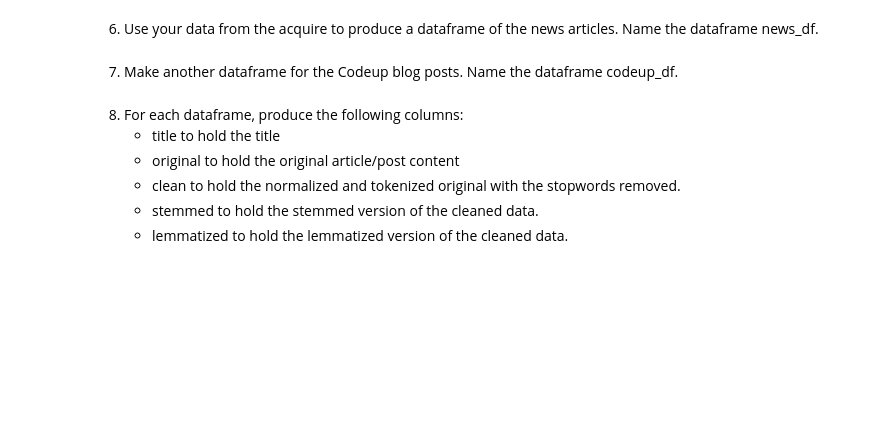
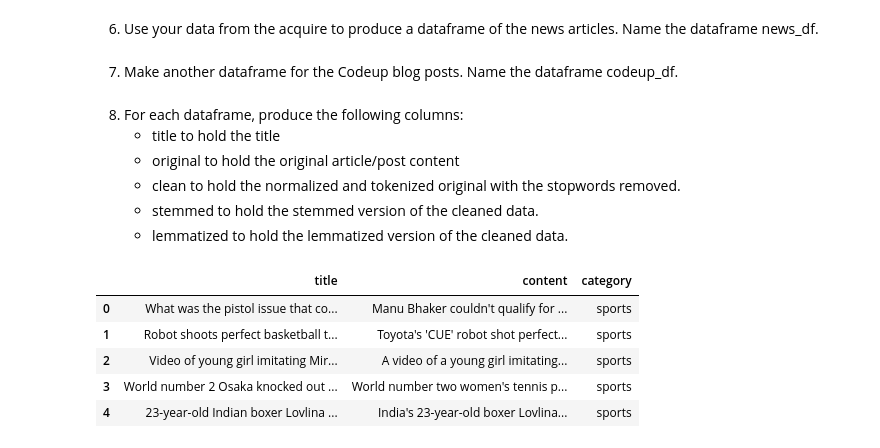
Before and after one commit to HeatherOrtegaMcMillan/natural-language-processing-exercises, a Jupyter notebook: nlp_prepare_exercises.ipynb, the cells around one changed output. Saved outputs shown, nothing was run; the diff lists cells and outputs as text; code cells hidden in the pictures; blank space fills up the shorter version.

```diff
--- a/nlp_prepare_exercises.ipynb
+++ b/nlp_prepare_exercises.ipynb
@@ -299,4 +302,11 @@ stopwords.words('English')
 # %% [markdown]
 6. Use your data from the acquire to produce a dataframe of the news articles. Name the dataframe news_df.
+# %%
+# set up base url and categories list
+base_url = 'https://inshorts.com/en/read'
+categories = ['sports', 'entertainment', 'business', 'technology']
+
+# get news dataframe
+news_df = acquire.get_blog_articles2()
 # %% [markdown]
 7. Make another dataframe for the Codeup blog posts. Name the dataframe codeup_df.
@@ -309,0 +360,9 @@ stopwords.words('English')
+# %%
+news_df.head()
+# %% [output]
+|  | title | content | category |
+| 0 | What was the pistol issue that co... | Manu Bhaker couldn't qualify for ... | sports |
+| 1 | Robot shoots perfect basketball t... | Toyota's 'CUE' robot shot perfect... | sports |
+| 2 | Video of young girl imitating Mir... | A video of a young girl imitating... | sports |
+| 3 | World number 2 Osaka knocked out ... | World number two women's tennis p... | sports |
+| 4 | 23-year-old Indian boxer Lovlina ... | India's 23-year-old boxer Lovlina... | sports |
```
Also changed, not shown: parts of 12 cells of this notebook.
